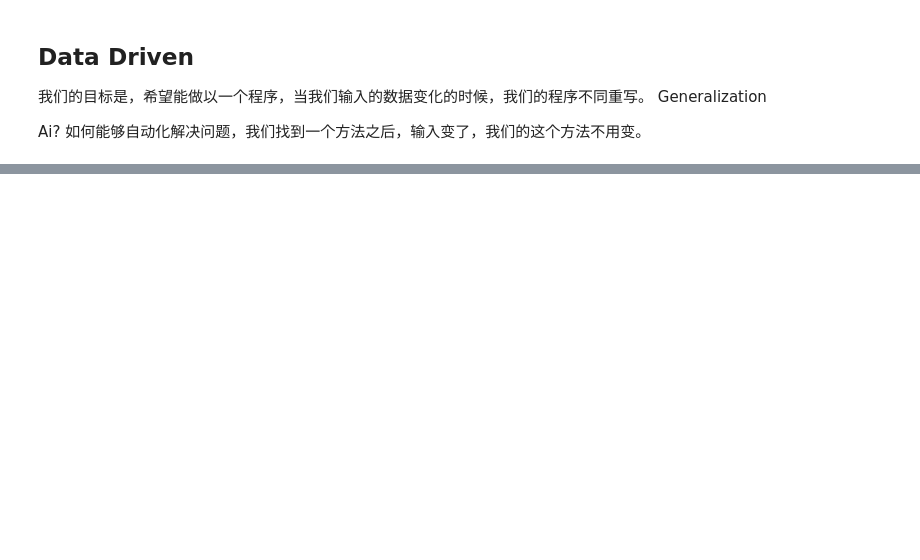
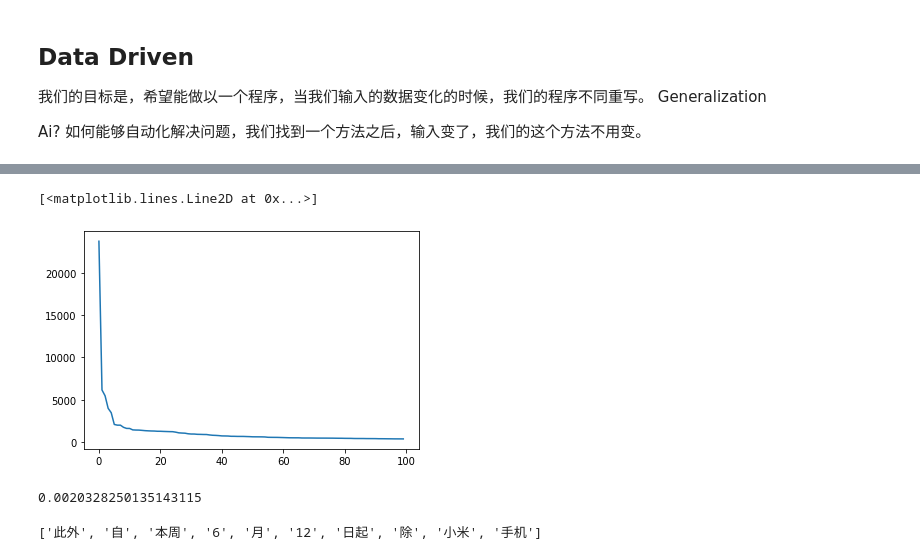
Before and after one commit to Jhon-Chen/NLP_Learning, a Jupyter notebook: Artificial_Intelligence_For_NLP/Lesson_01.ipynb, the cells around one changed output, grey strips where cells are left out. Cells and saved outputs as stored; diff of their text form; code cells hidden in the pictures; blank space fills up the shorter version.

```diff
--- a/Artificial_Intelligence_For_NLP/Lesson_01.ipynb
+++ b/Artificial_Intelligence_For_NLP/Lesson_01.ipynb
@@ -96,0 +178,4 @@ Ai? 如何能够自动化解决问题，我们找到一个方法之后，输入
+# %%
+TOKENS = reduce(add, articles_words)
+print('asd')
+len(TOKENS)
@@ -96,0 +187,4 @@ Ai? 如何能够自动化解决问题，我们找到一个方法之后，输入
+# %%
+words_count = Counter(TOKENS)
+
+words_count.most_common(10)
@@ -96,0 +202,4 @@ Ai? 如何能够自动化解决问题，我们找到一个方法之后，输入
+# %%
+frequences = [f for w, f in words_count.most_common(100)]
+# %%
+x = [i for i in range(100)]
@@ -96,0 +209,5 @@ Ai? 如何能够自动化解决问题，我们找到一个方法之后，输入
+# %%
+plt.plot(x, frequences)
+# %% [output]
+[<matplotlib.lines.Line2D at 0x...>]
+[figure, added]
@@ -96,0 +220,8 @@ Ai? 如何能够自动化解决问题，我们找到一个方法之后，输入
+# %%
+prob_1('我们')
+# %% [output]
+0.0020328250135143115
+# %%
+TOKENS[:10]
+# %% [output]
+['此外', '自', '本周', '6', '月', '12', '日起', '除', '小米', '手机']
```
Also changed, not shown: parts of 33 cells of this notebook.
